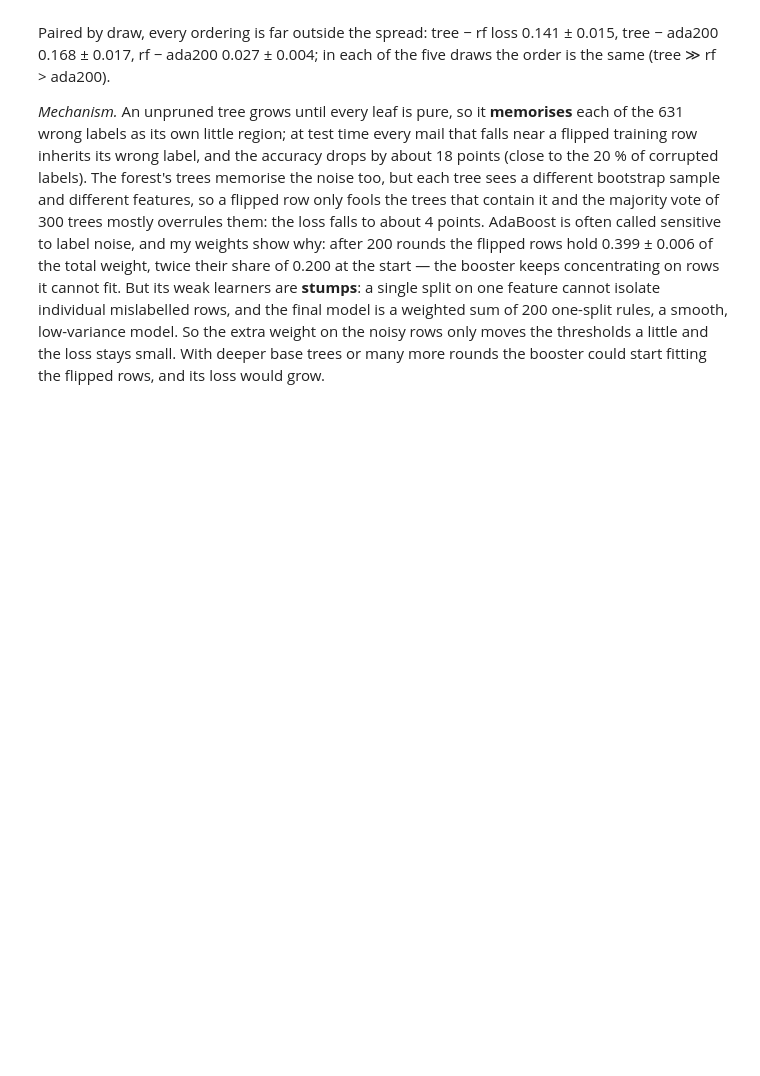
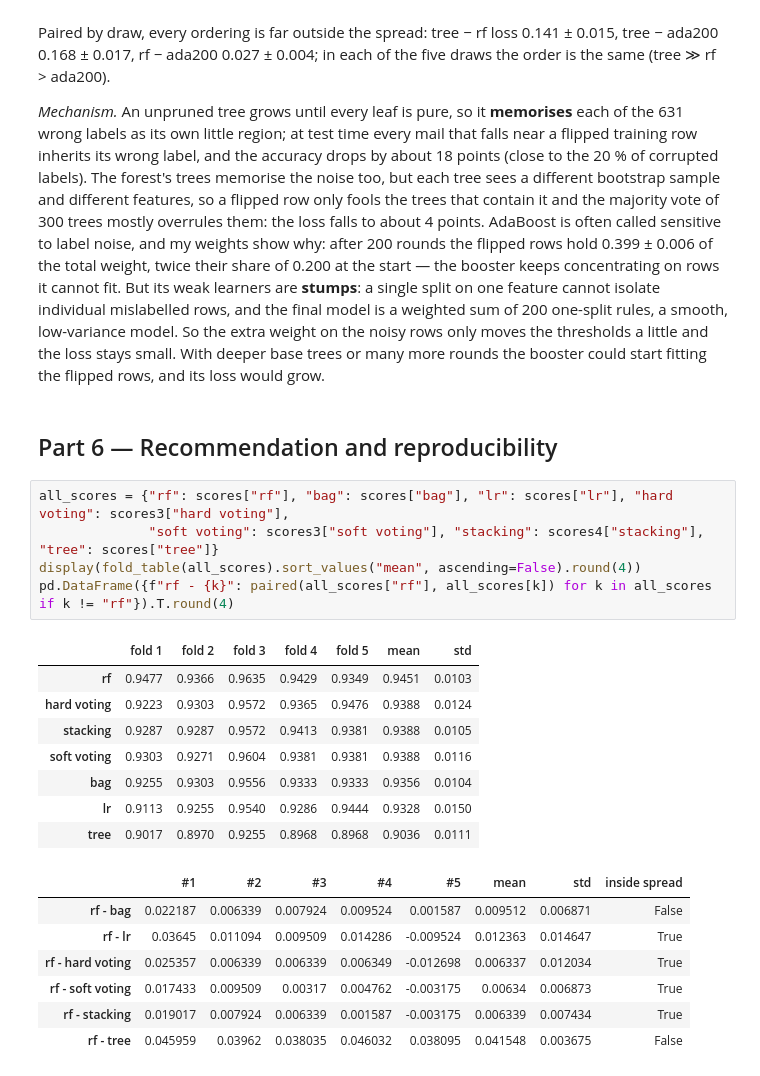
Before and after one commit to Uni-courses-CSS3004-ENG-1/task-04-ML-course, a Jupyter notebook: Imamsidikov_task4.ipynb, the cells around one changed output. Drawn from its saved outputs; the diff is of its cells as text; blank space fills up the shorter version.

Commit message:
Part 6: paired comparison of all candidates, recommendation with threshold, reproducibility notes
Co-Authored-By: Claude Opus 5.5 <noreply@anthropic.com>

```diff
--- a/Imamsidikov_task4.ipynb
+++ b/Imamsidikov_task4.ipynb
@@ -804,3 +804,26 @@ their share of 0.200 at the start — the booster keeps concentrating on rows it
 sum of 200 one-split rules, a smooth, low-variance model. So the extra weight on the noisy rows only moves the thresholds
 a little and the loss stays small. With deeper base trees or many more rounds the booster could start fitting the flipped
 rows, and its loss would grow.
+# %% [markdown]
+## Part 6 — Recommendation and reproducibility
+# %%
+all_scores = {"rf": scores["rf"], "bag": scores["bag"], "lr": scores["lr"], "hard voting": scores3["hard voting"],
+              "soft voting": scores3["soft voting"], "stacking": scores4["stacking"], "tree": scores["tree"]}
+display(fold_table(all_scores).sort_values("mean", ascending=False).round(4))
+pd.DataFrame({f"rf - {k}": paired(all_scores["rf"], all_scores[k]) for k in all_scores if k != "rf"}).T.round(4)
+# %% [output]
+|  | fold 1 | fold 2 | fold 3 | fold 4 | fold 5 | mean | std |
+| rf | 0.9477 | 0.9366 | 0.9635 | 0.9429 | 0.9349 | 0.9451 | 0.0103 |
+| hard voting | 0.9223 | 0.9303 | 0.9572 | 0.9365 | 0.9476 | 0.9388 | 0.0124 |
+| stacking | 0.9287 | 0.9287 | 0.9572 | 0.9413 | 0.9381 | 0.9388 | 0.0105 |
+| soft voting | 0.9303 | 0.9271 | 0.9604 | 0.9381 | 0.9381 | 0.9388 | 0.0116 |
+| bag | 0.9255 | 0.9303 | 0.9556 | 0.9333 | 0.9333 | 0.9356 | 0.0104 |
+| lr | 0.9113 | 0.9255 | 0.9540 | 0.9286 | 0.9444 | 0.9328 | 0.0150 |
+| tree | 0.9017 | 0.8970 | 0.9255 | 0.8968 | 0.8968 | 0.9036 | 0.0111 |
+|  | #1 | #2 | #3 | #4 | #5 | mean | std | inside spread |
+| rf - bag | 0.022187 | 0.006339 | 0.007924 | 0.009524 | 0.001587 | 0.009512 | 0.006871 | False |
+| rf - lr | 0.03645 | 0.011094 | 0.009509 | 0.014286 | -0.009524 | 0.012363 | 0.014647 | True |
+| rf - hard voting | 0.025357 | 0.006339 | 0.006339 | 0.006349 | -0.012698 | 0.006337 | 0.012034 | True |
+| rf - soft voting | 0.017433 | 0.009509 | 0.00317 | 0.004762 | -0.003175 | 0.00634 | 0.006873 | True |
+| rf - stacking | 0.019017 | 0.007924 | 0.006339 | 0.001587 | -0.003175 | 0.006339 | 0.007434 | True |
+| rf - tree | 0.045959 | 0.03962 | 0.038035 | 0.046032 | 0.038095 | 0.041548 | 0.003675 | False |
```
Also changed, not shown: parts of 1 cell of this notebook.
